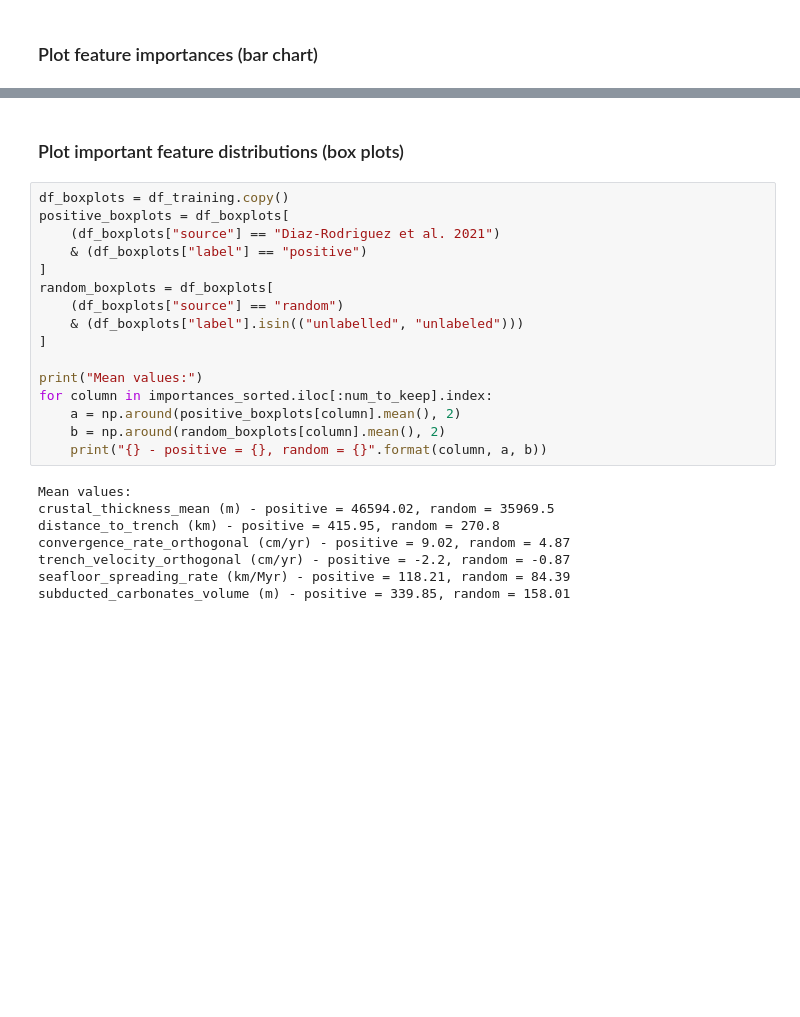
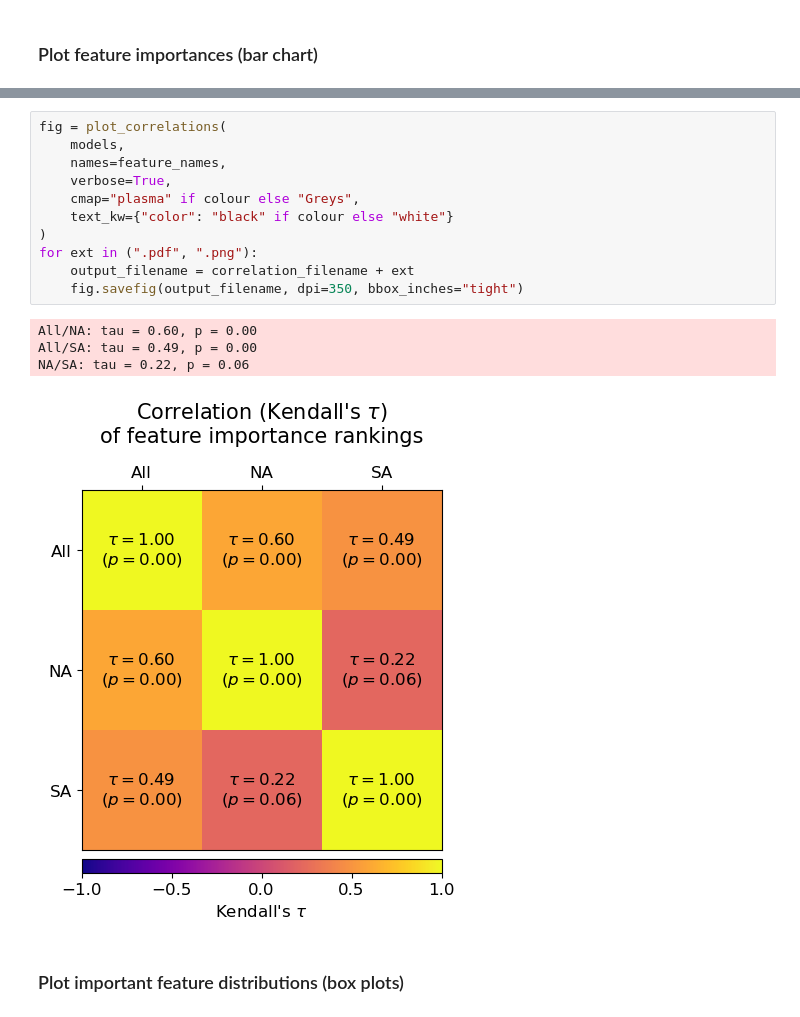
Before and after one commit to cpalfonso/stellar-data-mining, a Jupyter notebook: Fig-04-feature_importance.ipynb, the cells around one changed output, grey strips where cells are left out. Saved outputs shown, nothing was run; the diff lists cells and outputs as text; blank space fills up the shorter version.

```diff
--- a/Fig-04-feature_importance.ipynb
+++ b/Fig-04-feature_importance.ipynb
@@ -147,26 +200,18 @@ for extension in (".png", ".pdf"):
+# %%
+fig = plot_correlations(
+    models,
+    names=feature_names,
+    verbose=True,
+    cmap="plasma" if colour else "Greys",
+    text_kw={"color": "black" if colour else "white"}
+)
+for ext in (".pdf", ".png"):
+    output_filename = correlation_filename + ext
+    fig.savefig(output_filename, dpi=350, bbox_inches="tight")
+# %% [output]
+All/NA: tau = 0.60, p = 0.00
+All/SA: tau = 0.49, p = 0.00
+NA/SA: tau = 0.22, p = 0.06
+[figure, added]
 # %% [markdown]
 ### Plot important feature distributions (box plots)
-# %%
-df_boxplots = df_training.copy()
-positive_boxplots = df_boxplots[
-    (df_boxplots["source"] == "Diaz-Rodriguez et al. 2021")
-    & (df_boxplots["label"] == "positive")
-]
-random_boxplots = df_boxplots[
-    (df_boxplots["source"] == "random")
-    & (df_boxplots["label"].isin(("unlabelled", "unlabeled")))
-]
-
-print("Mean values:")
-for column in importances_sorted.iloc[:num_to_keep].index:
-    a = np.around(positive_boxplots[column].mean(), 2)
-    b = np.around(random_boxplots[column].mean(), 2)
-    print("{} - positive = {}, random = {}".format(column, a, b))
-# %% [output]
-Mean values:
-crustal_thickness_mean (m) - positive = 46594.02, random = 35969.5
-distance_to_trench (km) - positive = 415.95, random = 270.8
-convergence_rate_orthogonal (cm/yr) - positive = 9.02, random = 4.87
-trench_velocity_orthogonal (cm/yr) - positive = -2.2, random = -0.87
-seafloor_spreading_rate (km/Myr) - positive = 118.21, random = 84.39
-subducted_carbonates_volume (m) - positive = 339.85, random = 158.01
```
Also changed, not shown: parts of 15 cells of this notebook, 9 other files.
